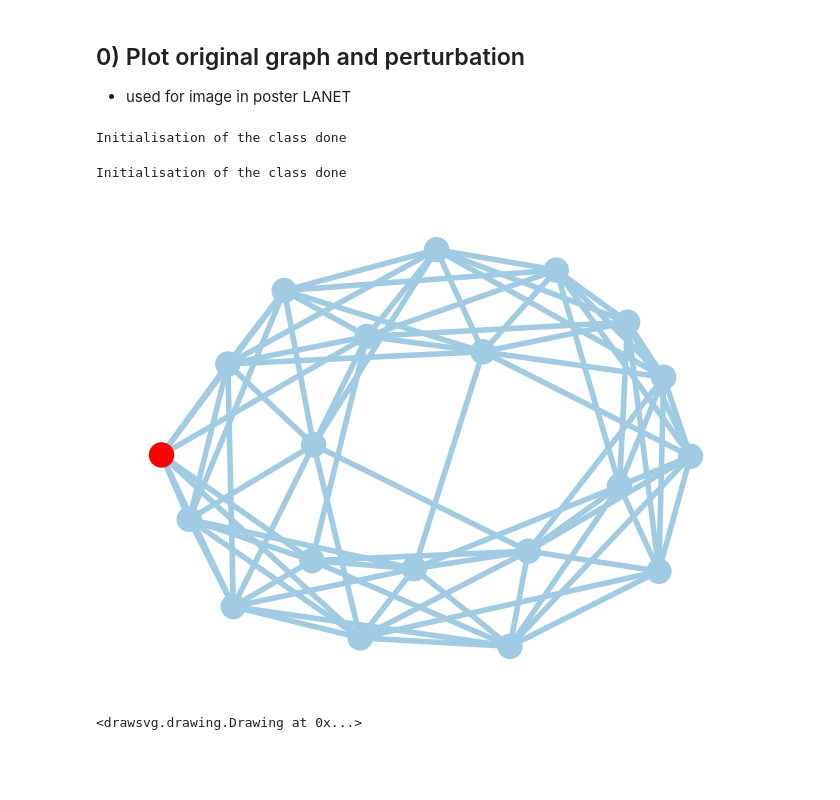
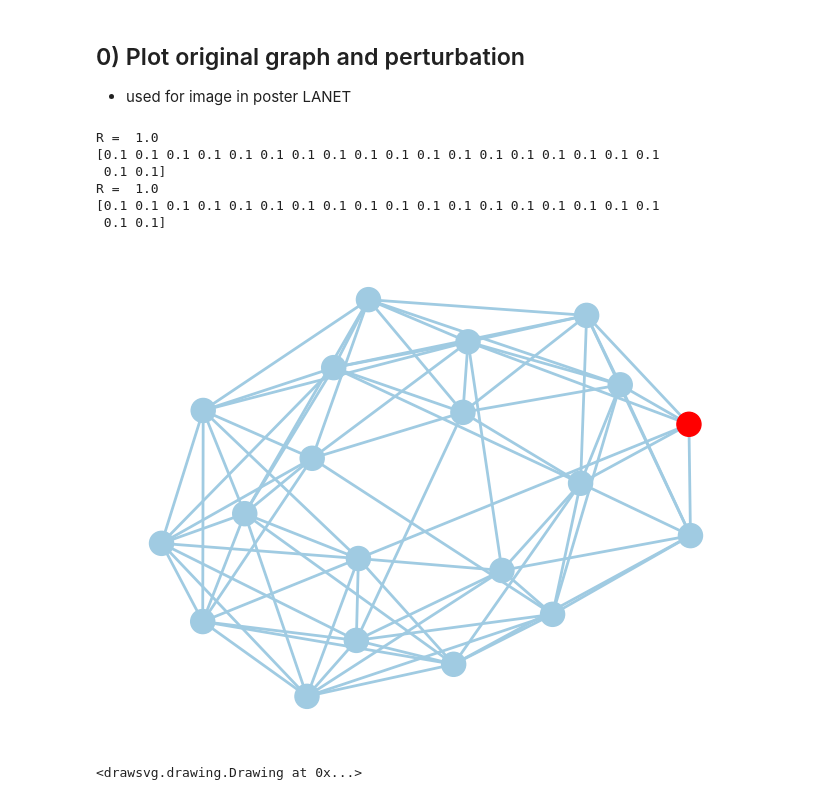
Before and after one commit to alicelongh/HypNetPerturb, a Jupyter notebook: notebooks/plot_perturbation.ipynb, the cells around one changed output. Drawn from its saved outputs; the diff is of its cells as text; code cells hidden in the pictures; blank space fills up the shorter version.

Commit message:
plot_perturbations.ipynb works ok, neet to merge all plot scripts in 1 notebook

```diff
--- a/notebooks/plot_perturbation.ipynb
+++ b/notebooks/plot_perturbation.ipynb
@@ -53,9 +48,7 @@ node_sizes =  np.array(N*[0.1])
 
 ## Original graph generation and embedding
 G = nx.watts_strogatz_graph(N,kl,pr)
-Y_G = coalescent_embedding_2D_fc(G, *embedding_parameters, normalize_radius=False, res_dict=False)
+Y_G = coalescent_embedding_2D(G, **embedding_parameters_dict)
-# %% [output]
-Initialisation of the class done
 # %%
 ## Pick most central node (for viz purposes)
 
@@ -81,32 +74,40 @@ edgelist_colors[2]='#228B22'
 #edgelist_colors[3]='#6959CD
 # %%
 ## Plot
+Y_G = native_to_unitnative(Y_G)
 
 Pdisk_G = plot_Pdisk_embedding(Y_G, node_colors=node_colors, edgelist=edgelist, edgelist_colors=edgelist_colors, sizes=node_sizes)
 #Pdisk_G.save_svg('/Users/alice.longhena/Desktop/GitHub/kNHD-score-PerturbationDetection/media_draw/Pdisk-%iNHD-WS-o.svg'%(k))
+
 ## Perturbed graph generation and embedding
 G_p, nodes_p_dict = perturbation_disconnection_NT(G,mag,1,target=[ind])
-Y_G_p = coalescent_embedding_2D_fc(G_p, *embedding_parameters, normalize_radius=False, res_dict=False)
+Y_G_p = coalescent_embedding_2D(G_p, **embedding_parameters_dict)
+Y_G_p = native_to_unitnative(Y_G_p)
 Pdisk_G_p = plot_Pdisk_embedding(Y_G_p, node_colors=node_colors, edgelist=edgelist, edgelist_colors=edgelist_colors, sizes=node_sizes)
 #Pdisk_G_p.save_svg('/Users/alice.longhena/Desktop/GitHub/kNHD-score-PerturbationDetection/media_draw/Pdisk-%iNHD-WS-p%.2f.svg'%(k,mag))
 # %% [output]
-Initialisation of the class done
+R =  1.0
+[0.1 0.1 0.1 0.1 0.1 0.1 0.1 0.1 0.1 0.1 0.1 0.1 0.1 0.1 0.1 0.1 0.1 0.1
+ 0.1 0.1]
+R =  1.0
+[0.1 0.1 0.1 0.1 0.1 0.1 0.1 0.1 0.1 0.1 0.1 0.1 0.1 0.1 0.1 0.1 0.1 0.1
+ 0.1 0.1]
 # %%
 pos = nx.spring_layout(G, seed=63)  # Seed layout for reproducibility
 color_nodes = ["#A0CBE2"]*N
 color_nodes[nodes_p_dict['nodes_perturbed'][0]]='red'
 color_edges = "#A0CBE2"
 options = {
     "node_color": color_nodes,
     "edge_color": color_edges,
-    "width": 4,
+    "width": 2,
     "edge_cmap": plt.cm.Blues,
     "with_labels": False,
 }
 nx.draw(G, pos, **options)
 plt.show()
 # %% [output]
-[figure, old version]
+[figure, new version]
 # %%
 Pdisk_G
 # %% [output]
```
Also changed, not shown: parts of 2 cells of this notebook.
